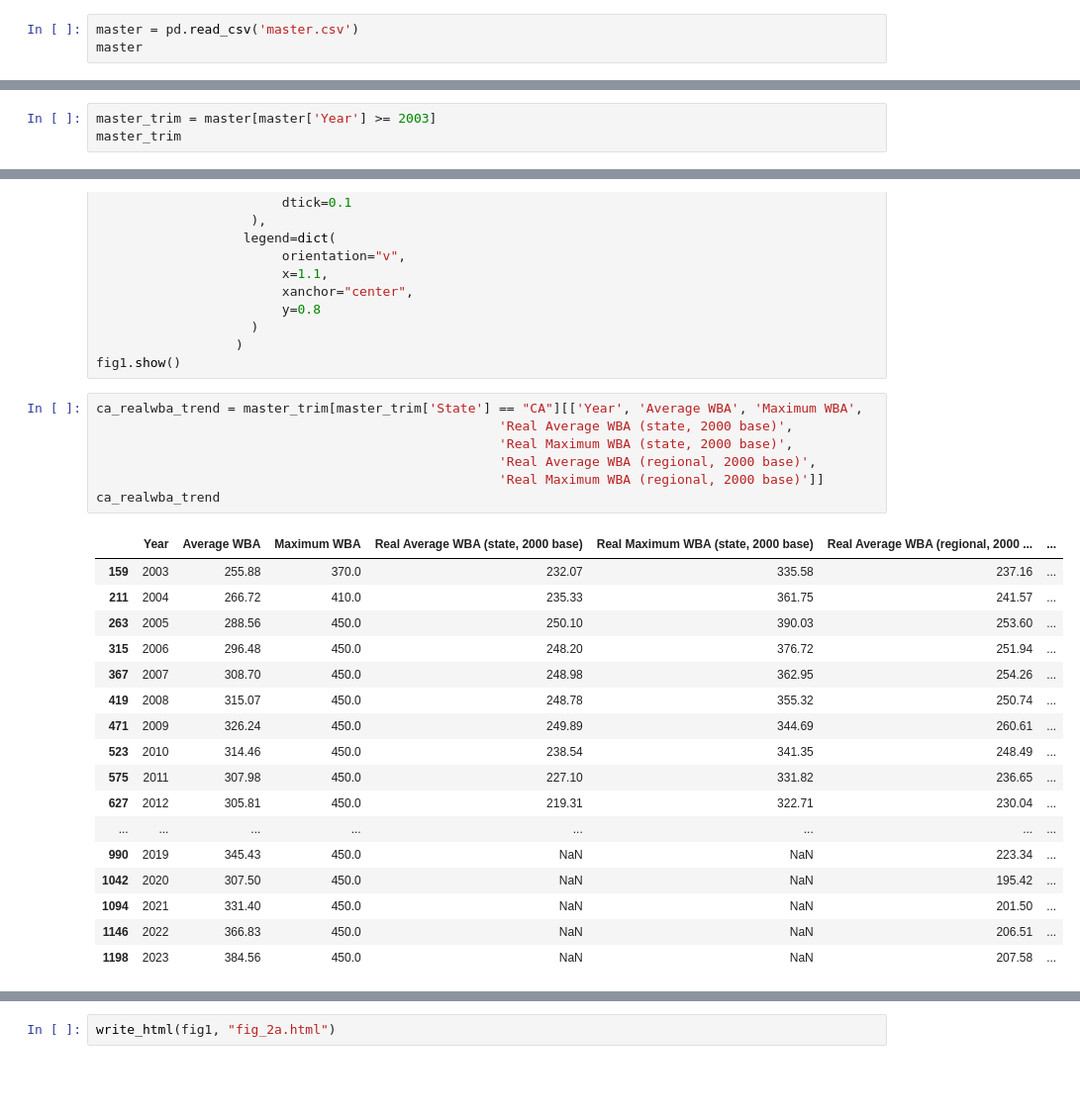
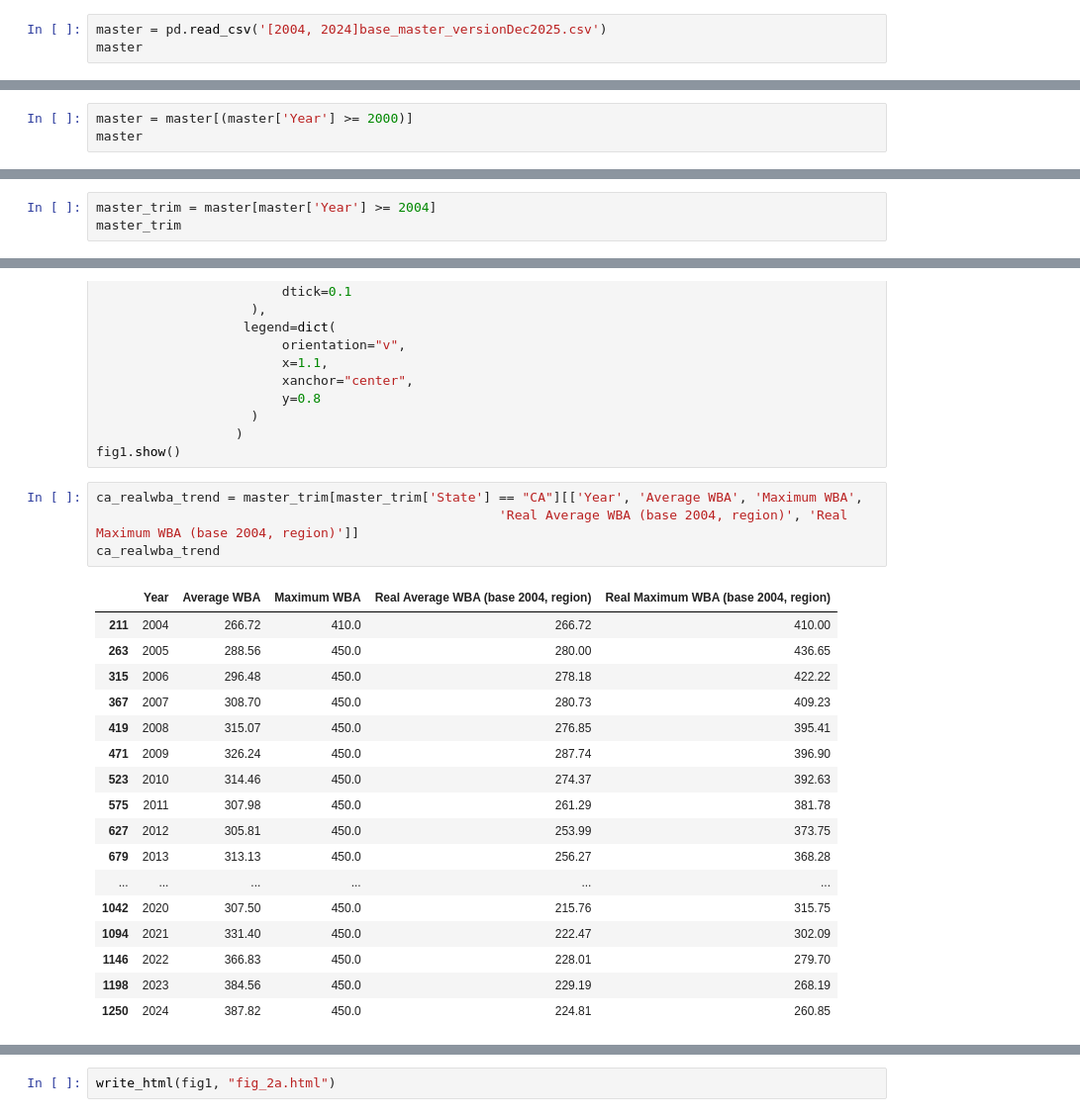
Before and after one commit to kguo12/UI-Inflation, a Jupyter notebook: UI Inflation Figures.ipynb, the cells around one changed output, grey strips where cells are left out. Shown at 99% size. Saved outputs shown, nothing was run; the diff lists cells and outputs as text; blank space fills up the shorter version.

```diff
--- a/UI Inflation Figures.ipynb
+++ b/UI Inflation Figures.ipynb
@@ -25,6 +25,6 @@ colorscale3 = [
     [1, 'rgba(255, 165, 0,0.8)']
 ]
 # %%
-master = pd.read_csv('master.csv')
+master = pd.read_csv('[2004, 2024]base_master_versionDec2025.csv')
 master
 # %% [output]
@@ -66,3 +46,3 @@ master[master['State'] == 'CA'][['Year', 'Annual Regional CPI-U']]
 # %%
-master_trim = master[master['Year'] >= 2003]
-master_trim
+master = master[(master['Year'] >= 2000)]
+master
@@ -226 +508,4 @@ Index(['Unnamed: 0', 'Year', 'State', 'Replacement Ratio 1',
       dtype='object')
+# %%
+master_trim = master[master['Year'] >= 2004]
+master_trim
@@ -382,29 +681,26 @@ fig1.update_layout(title_text="California Recipiency Rate Over Time",
 fig1.show()
 # %%
 ca_realwba_trend = master_trim[master_trim['State'] == "CA"][['Year', 'Average WBA', 'Maximum WBA',
-                                                    'Real Average WBA (state, 2000 base)',
-                                                    'Real Maximum WBA (state, 2000 base)',
-                                                    'Real Average WBA (regional, 2000 base)',
-                                                    'Real Maximum WBA (regional, 2000 base)']]
+                                                    'Real Average WBA (base 2004, region)', 'Real Maximum WBA (base 2004, region)']]
 ca_realwba_trend
 # %% [output]
-|  | Year | Average WBA | Maximum WBA | Real Average WBA (state, 2000 base) | Real Maximum WBA (state, 2000 base) | Real Average WBA (regional, 2000 ... | ... |
-| 159 | 2003 | 255.88 | 370.0 | 232.07 | 335.58 | 237.16 | ... |
-| 211 | 2004 | 266.72 | 410.0 | 235.33 | 361.75 | 241.57 | ... |
-| 263 | 2005 | 288.56 | 450.0 | 250.10 | 390.03 | 253.60 | ... |
-| 315 | 2006 | 296.48 | 450.0 | 248.20 | 376.72 | 251.94 | ... |
-| 367 | 2007 | 308.70 | 450.0 | 248.98 | 362.95 | 254.26 | ... |
-| 419 | 2008 | 315.07 | 450.0 | 248.78 | 355.32 | 250.74 | ... |
-| 471 | 2009 | 326.24 | 450.0 | 249.89 | 344.69 | 260.61 | ... |
-| 523 | 2010 | 314.46 | 450.0 | 238.54 | 341.35 | 248.49 | ... |
-| 575 | 2011 | 307.98 | 450.0 | 227.10 | 331.82 | 236.65 | ... |
-| 627 | 2012 | 305.81 | 450.0 | 219.31 | 322.71 | 230.04 | ... |
-| ... | ... | ... | ... | ... | ... | ... | ... |
-| 990 | 2019 | 345.43 | 450.0 | NaN | NaN | 223.34 | ... |
-| 1042 | 2020 | 307.50 | 450.0 | NaN | NaN | 195.42 | ... |
-| 1094 | 2021 | 331.40 | 450.0 | NaN | NaN | 201.50 | ... |
-| 1146 | 2022 | 366.83 | 450.0 | NaN | NaN | 206.51 | ... |
-| 1198 | 2023 | 384.56 | 450.0 | NaN | NaN | 207.58 | ... |
+|  | Year | Average WBA | Maximum WBA | Real Average WBA (base 2004, region) | Real Maximum WBA (base 2004, region) |
+| 211 | 2004 | 266.72 | 410.0 | 266.72 | 410.00 |
+| 263 | 2005 | 288.56 | 450.0 | 280.00 | 436.65 |
+| 315 | 2006 | 296.48 | 450.0 | 278.18 | 422.22 |
+| 367 | 2007 | 308.70 | 450.0 | 280.73 | 409.23 |
+| 419 | 2008 | 315.07 | 450.0 | 276.85 | 395.41 |
+| 471 | 2009 | 326.24 | 450.0 | 287.74 | 396.90 |
+| 523 | 2010 | 314.46 | 450.0 | 274.37 | 392.63 |
+| 575 | 2011 | 307.98 | 450.0 | 261.29 | 381.78 |
+| 627 | 2012 | 305.81 | 450.0 | 253.99 | 373.75 |
+| 679 | 2013 | 313.13 | 450.0 | 256.27 | 368.28 |
+| ... | ... | ... | ... | ... | ... |
+| 1042 | 2020 | 307.50 | 450.0 | 215.76 | 315.75 |
+| 1094 | 2021 | 331.40 | 450.0 | 222.47 | 302.09 |
+| 1146 | 2022 | 366.83 | 450.0 | 228.01 | 279.70 |
+| 1198 | 2023 | 384.56 | 450.0 | 229.19 | 268.19 |
+| 1250 | 2024 | 387.82 | 450.0 | 224.81 | 260.85 |
 # %%
 pio.templates.default = 'plotly_white'
 
```
Also changed, not shown: parts of 50 cells of this notebook, 11 other files.
